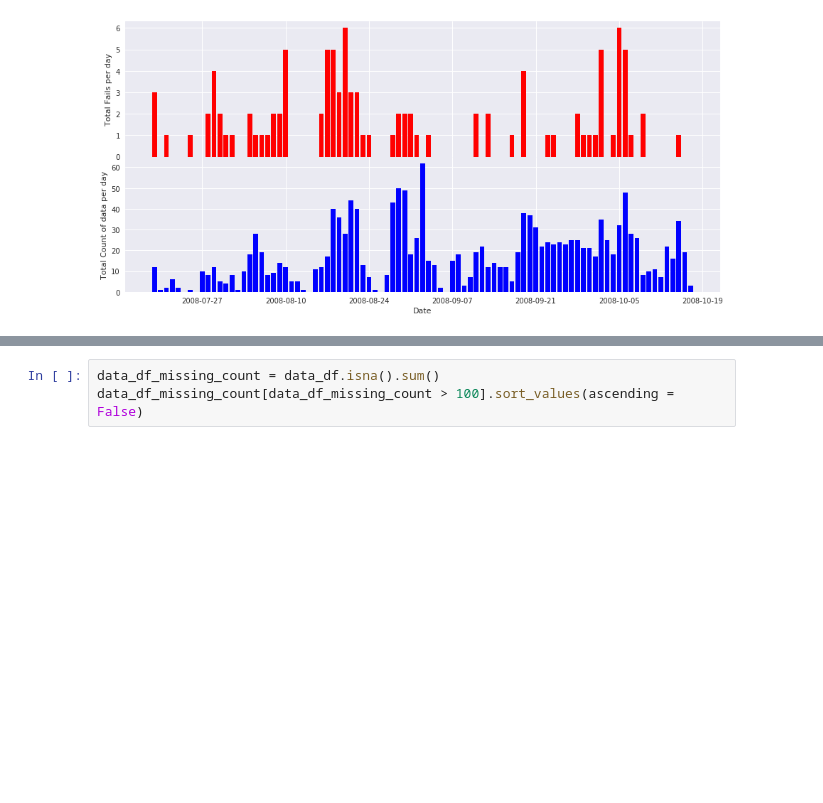
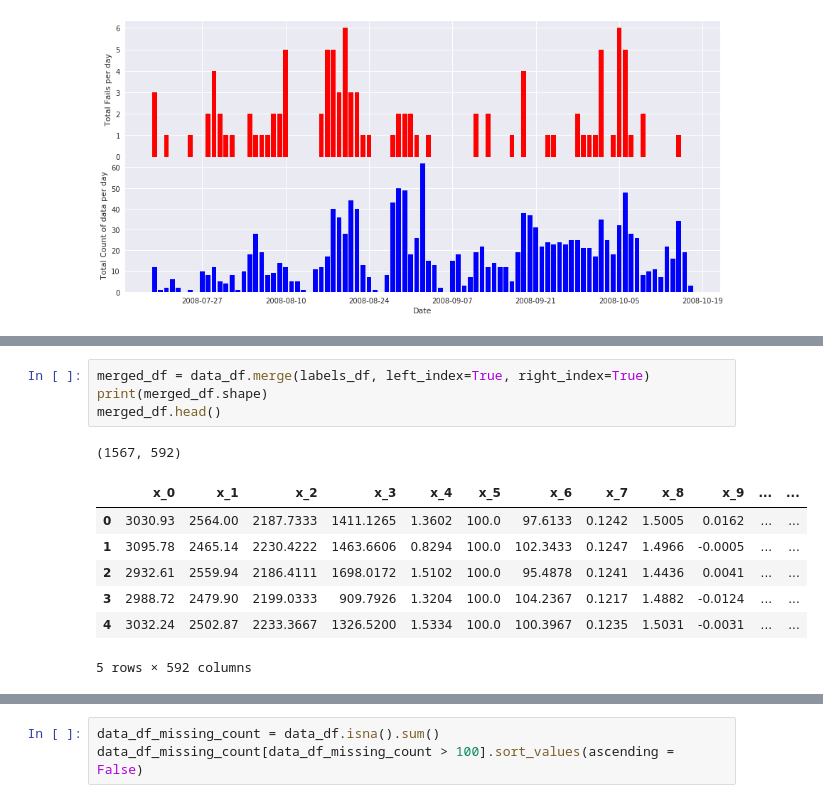
Before and after one commit to stephenleo87/uci-semicon, a Jupyter notebook: Labels_Prediction.ipynb, the cells around one changed output, grey strips where cells are left out. Cells and saved outputs as stored; diff of their text form; blank space fills up the shorter version.

```diff
--- a/Labels_Prediction.ipynb
+++ b/Labels_Prediction.ipynb
@@ -72,3 +73,16 @@ data_df shape = (1567, 590)
 | 3 | 2988.72 | 2479.90 | 2199.0333 | 909.7926 | 1.3204 | 100.0 | 104.2367 | 0.1217 | 1.4882 | -0.0124 | ... | ... |
 | 4 | 3032.24 | 2502.87 | 2233.3667 | 1326.5200 | 1.5334 | 100.0 | 100.3967 | 0.1235 | 1.5031 | -0.0031 | ... | ... |
 5 rows × 590 columns
+# %%
+merged_df = data_df.merge(labels_df, left_index=True, right_index=True)
+print(merged_df.shape)
+merged_df.head()
+# %% [output]
+(1567, 592)
+|  | x_0 | x_1 | x_2 | x_3 | x_4 | x_5 | x_6 | x_7 | x_8 | x_9 | ... | ... |
+| 0 | 3030.93 | 2564.00 | 2187.7333 | 1411.1265 | 1.3602 | 100.0 | 97.6133 | 0.1242 | 1.5005 | 0.0162 | ... | ... |
+| 1 | 3095.78 | 2465.14 | 2230.4222 | 1463.6606 | 0.8294 | 100.0 | 102.3433 | 0.1247 | 1.4966 | -0.0005 | ... | ... |
+| 2 | 2932.61 | 2559.94 | 2186.4111 | 1698.0172 | 1.5102 | 100.0 | 95.4878 | 0.1241 | 1.4436 | 0.0041 | ... | ... |
+| 3 | 2988.72 | 2479.90 | 2199.0333 | 909.7926 | 1.3204 | 100.0 | 104.2367 | 0.1217 | 1.4882 | -0.0124 | ... | ... |
+| 4 | 3032.24 | 2502.87 | 2233.3667 | 1326.5200 | 1.5334 | 100.0 | 100.3967 | 0.1235 | 1.5031 | -0.0031 | ... | ... |
+5 rows × 592 columns
```
Also changed, not shown: parts of 3 cells of this notebook, 6 other files.
